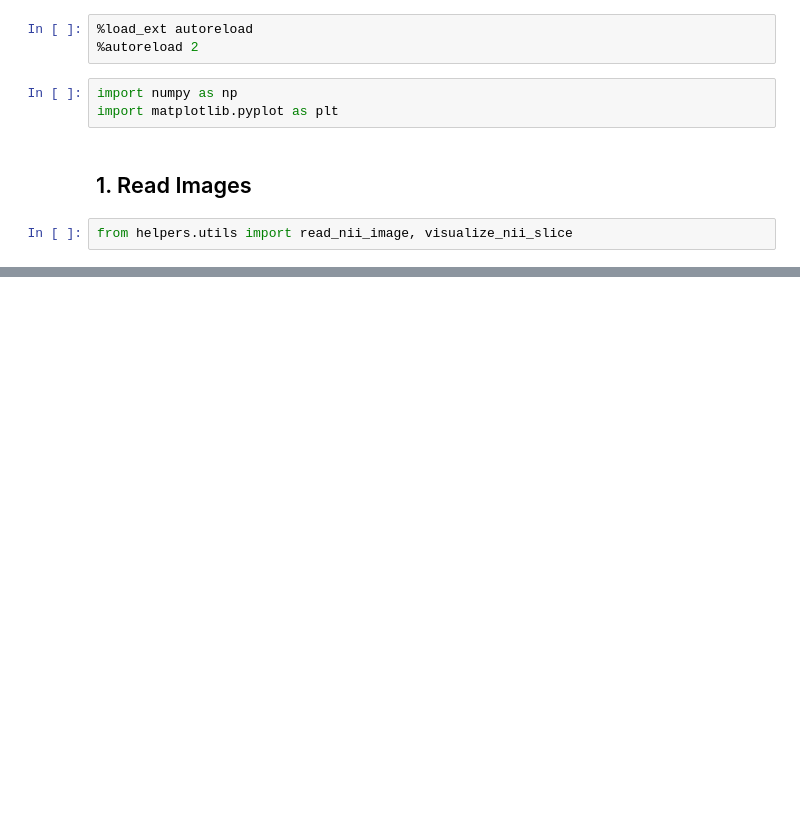
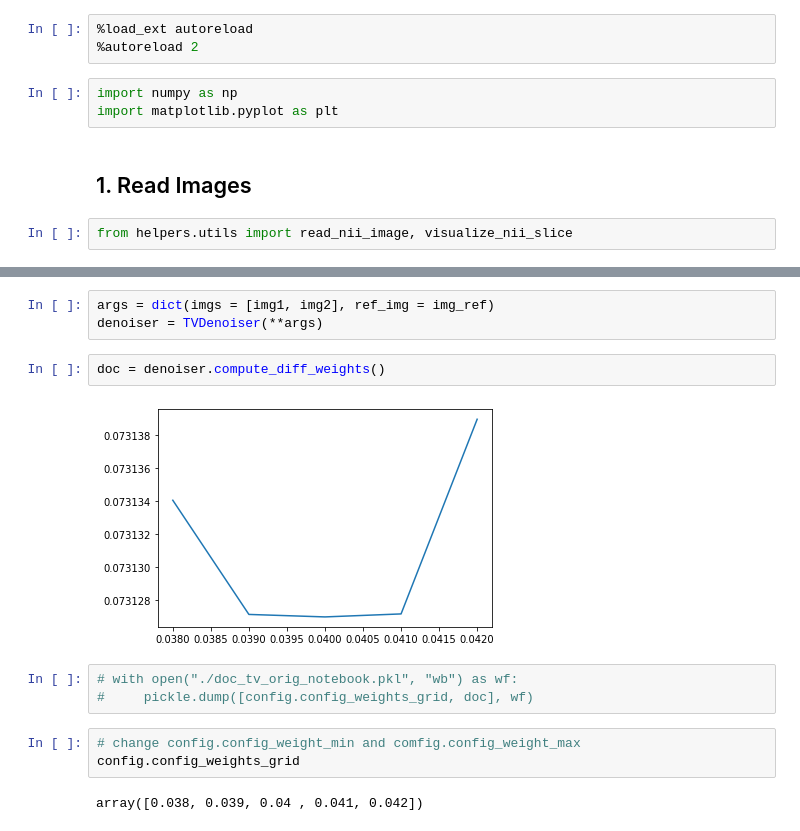
Before and after one commit to 10258392511/MIA_Exercises, a Jupyter notebook: image_denoising/run_image_denoising.ipynb, the cells around one changed output, grey strips where cells are left out. Drawn from its saved outputs; the diff is of its cells as text; blank space fills up the shorter version.

```diff
--- a/image_denoising/run_image_denoising.ipynb
+++ b/image_denoising/run_image_denoising.ipynb
@@ -27,0 +89,15 @@ shape of img: (378, 448, 192)
+# %%
+args = dict(imgs = [img1, img2], ref_img = img_ref)
+denoiser = TVDenoiser(**args)
+# %%
+doc = denoiser.compute_diff_weights()
+# %% [output]
+[figure, added]
+# %%
+# with open("./doc_tv_orig_notebook.pkl", "wb") as wf:
+#     pickle.dump([config.config_weights_grid, doc], wf)
+# %%
+# change config.config_weight_min and comfig.config_weight_max
+config.config_weights_grid
+# %% [output]
+array([0.038, 0.039, 0.04 , 0.041, 0.042])
```
Also changed, not shown: parts of 31 cells of this notebook, 5 other files.
